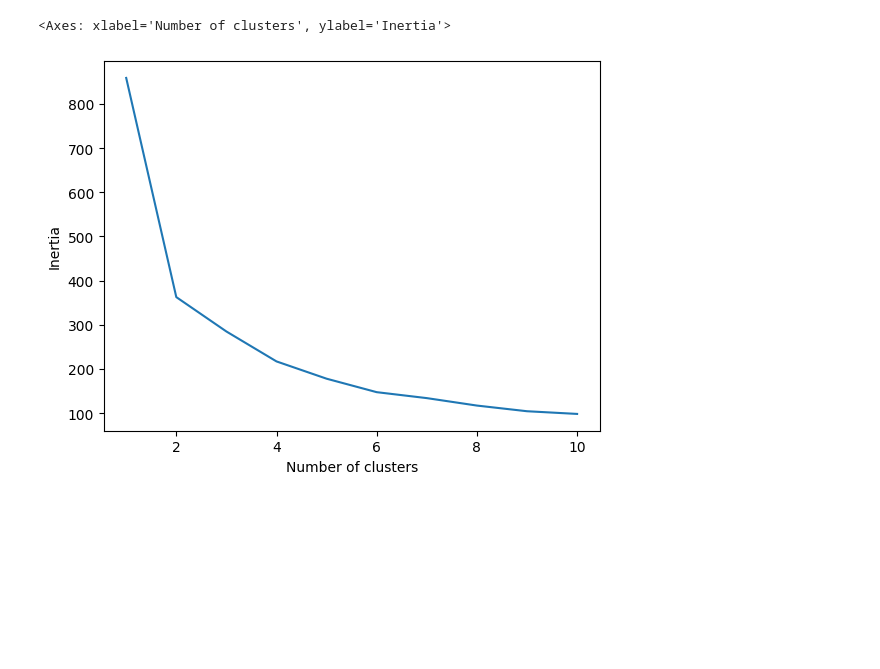
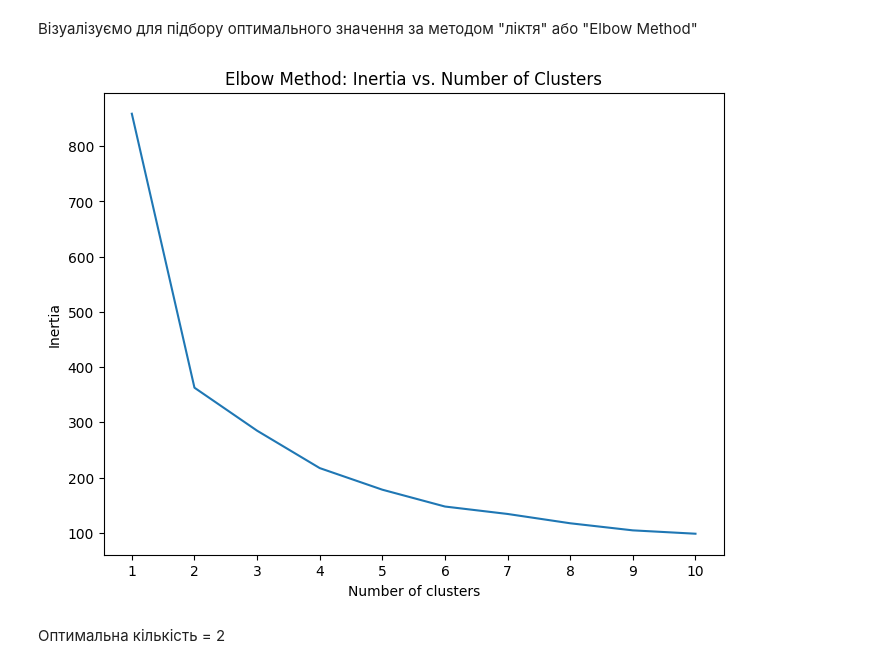
Before and after one commit to Taras55001/DS_HW6, a Jupyter notebook: DS_HW6.ipynb, the cells around one changed output. Drawn from its saved outputs; the diff is of its cells as text; code cells hidden in the pictures; blank space fills up the shorter version.

```diff
--- a/DS_HW6.ipynb
+++ b/DS_HW6.ipynb
@@ -57,7 +66,16 @@ print(inertia)
+# %% [markdown]
+Візуалізуємо для підбору оптимального значення за методом "ліктя" або "Elbow Method"
 # %%
+plt.figure(figsize=(8, 6))
 sns.lineplot(data=inertia, x='Number of clusters', y='Inertia')
+plt.xlabel('Number of clusters')
+plt.ylabel('Inertia')
+plt.title('Elbow Method: Inertia vs. Number of Clusters')
+plt.xticks(inertia['Number of clusters'])
+plt.show()
 # %% [output]
-<Axes: xlabel='Number of clusters', ylabel='Inertia'>
-[figure, old version]
+[figure, new version]
+# %% [markdown]
+Оптимальна кількість = 2
 # %%
 kmeans = KMeans(n_clusters=2, random_state=42, n_init='auto').fit(df[0])
```
Also changed, not shown: parts of 20 cells of this notebook, 1 other file.
